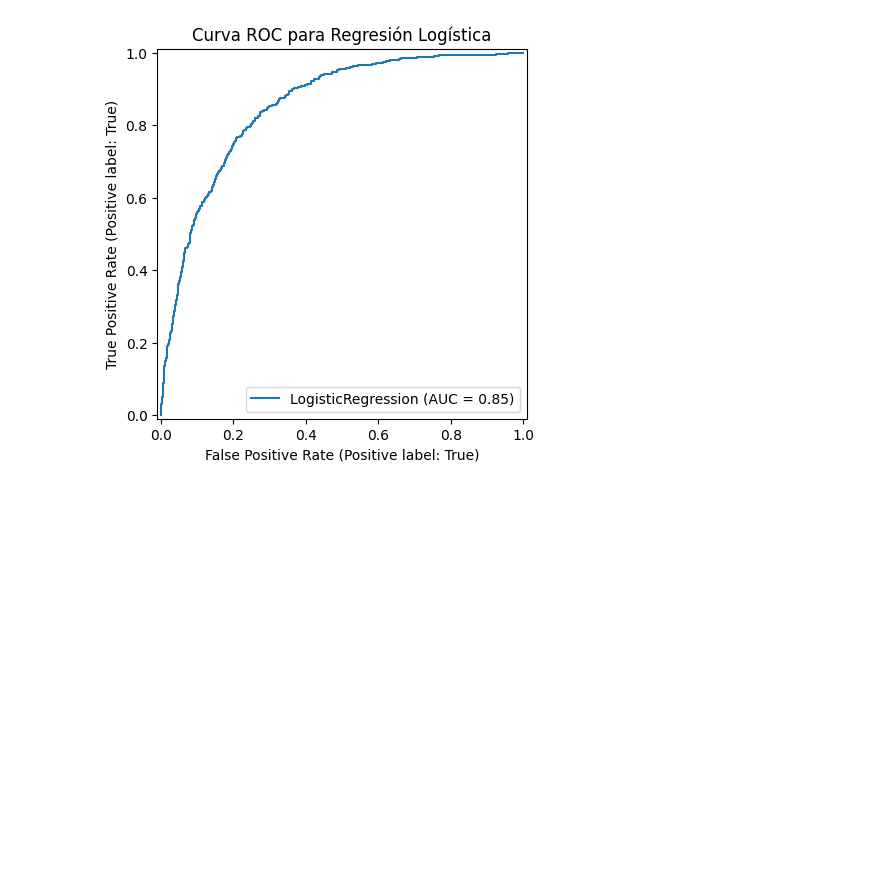
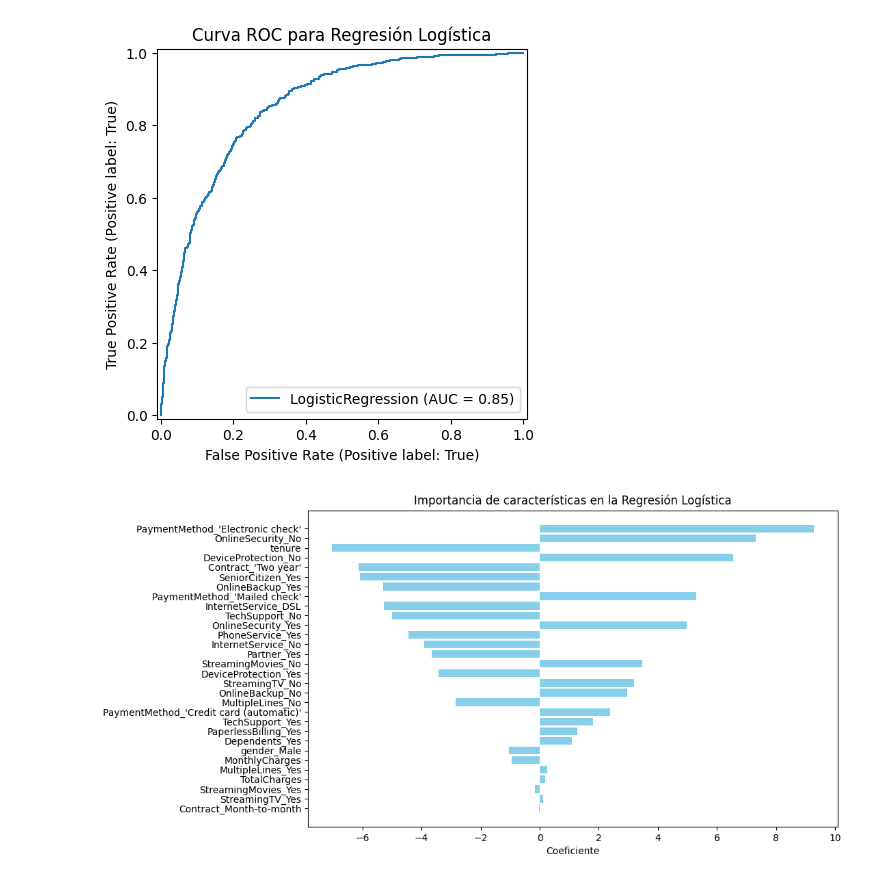
Before and after one commit to carenpg/Proyecto2-Analitica, a Jupyter notebook: prueba.ipynb, the cells around one changed output. Saved outputs shown, nothing was run; the diff lists cells and outputs as text; code cells hidden in the pictures; blank space fills up the shorter version.

```diff
--- a/prueba.ipynb
+++ b/prueba.ipynb
@@ -841,3 +841,23 @@ plt.show()
 # %% [output]
 AUC-ROC Score: 0.85
 [figure]
+# %%
+import pandas as pd
+import matplotlib.pyplot as plt
+
+# Supongamos que 'model' es el modelo de regresión logística entrenado
+# y 'X' es el DataFrame con las características (después de aplicar get_dummies, por ejemplo)
+coef = model.coef_[0]
+features = X.columns  # Asumiendo que X es un DataFrame con nombres de columnas
+coef_df = pd.DataFrame({'Feature': features, 'Coefficient': coef})
+coef_df['abs_coef'] = coef_df['Coefficient'].abs()
+coef_df = coef_df.sort_values('abs_coef', ascending=False)
+
+plt.figure(figsize=(10,6))
+plt.barh(coef_df['Feature'], coef_df['Coefficient'], color='skyblue')
+plt.xlabel("Coeficiente")
+plt.title("Importancia de características en la Regresión Logística")
+plt.gca().invert_yaxis()  # Para que las características más importantes aparezcan arriba
+plt.show()
+# %% [output]
+[figure, added]
```
Also changed, not shown: parts of 4 cells of this notebook.
